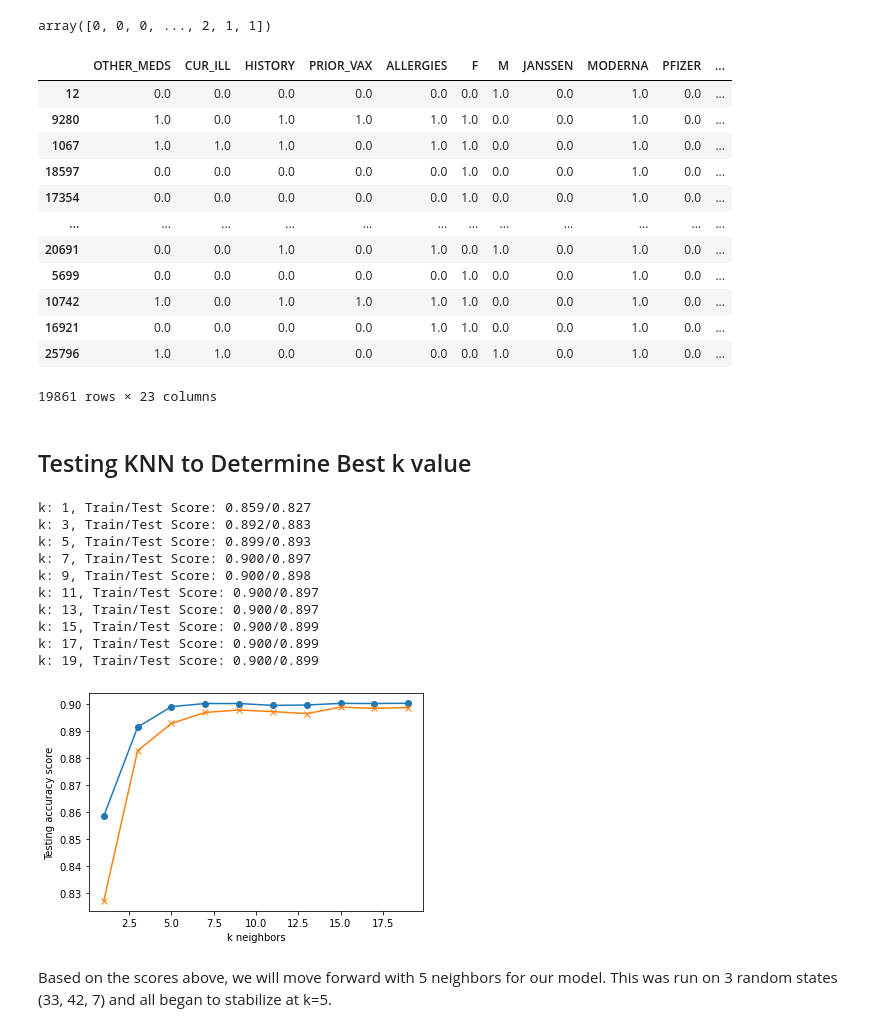
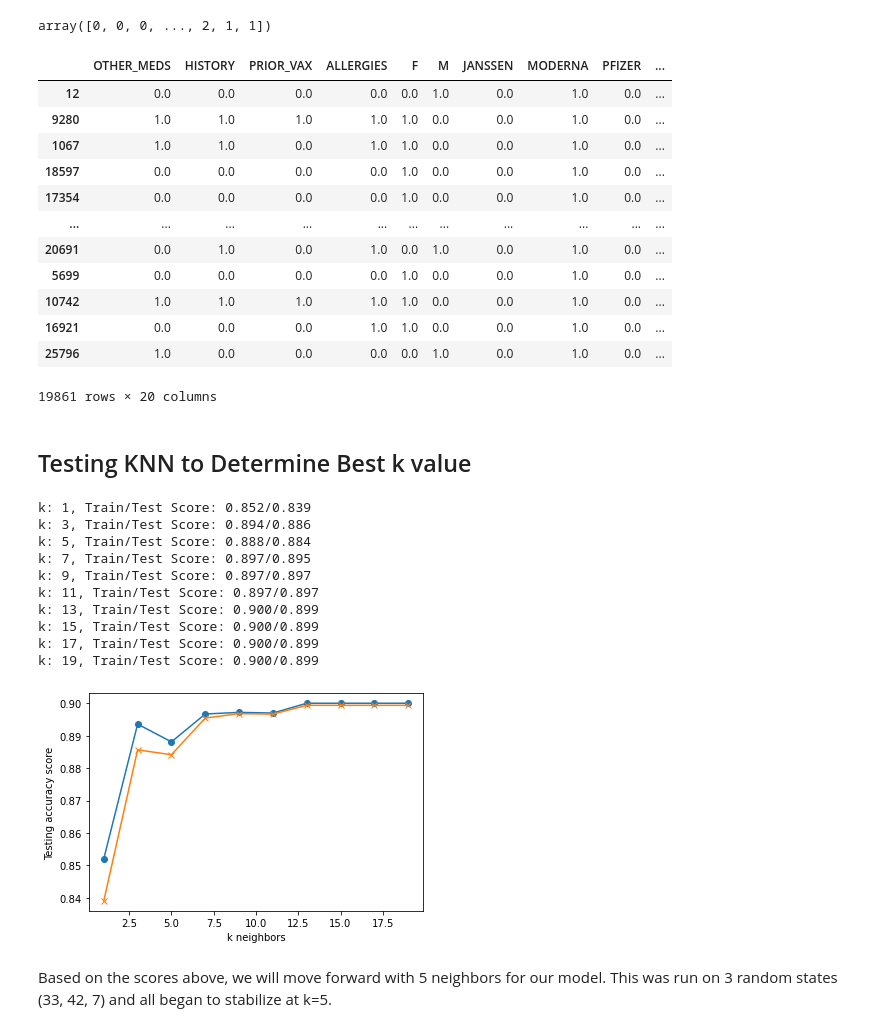
Before and after one commit to D11eleven/Vaccine_Side_Effects_Predictor, a Jupyter notebook: TL/KNN with input testing.ipynb, the cells around one changed output. Cells and saved outputs as stored; diff of their text form; code cells hidden in the pictures.

```diff
--- a/TL/KNN with input testing.ipynb
+++ b/TL/KNN with input testing.ipynb
@@ -33,6 +36,6 @@ severity = data_df['SEVERITY_LEVEL'].unique()
 ## Prep Data For Model
 # %%
 # create train data
-X = data_df.drop(['VAERS_ID', 'SYMPTOM','ASSIGNED_GROUP','SEVERITY_LEVEL','HOSPITAL', 'DIED', 'L_THREAT', 'AGE_YRS', 'AGE_GROUP'], axis=1)
+X = data_df.drop(['VAERS_ID', 'SYMPTOM','ASSIGNED_GROUP','SEVERITY_LEVEL','HOSPITAL', 'DIED', 'L_THREAT', 'CUR_ILL', 'VAX_SITE_LA', 'VAX_SITE_RA', 'AGE_YRS', 'AGE_GROUP'], axis=1)
 X
 # %% [output]
@@ -60,18 +63,18 @@ array([0, 0, 0, ..., 2, 1, 1])
 X_train, X_test, y_train, y_test = train_test_split(X, y, random_state=7)
 X_train
 # %% [output]
-|  | OTHER_MEDS | CUR_ILL | HISTORY | PRIOR_VAX | ALLERGIES | F | M | JANSSEN | MODERNA | PFIZER | ... |
-| 12 | 0.0 | 0.0 | 0.0 | 0.0 | 0.0 | 0.0 | 1.0 | 0.0 | 1.0 | 0.0 | ... |
-| 9280 | 1.0 | 0.0 | 1.0 | 1.0 | 1.0 | 1.0 | 0.0 | 0.0 | 1.0 | 0.0 | ... |
-| 1067 | 1.0 | 1.0 | 1.0 | 0.0 | 1.0 | 1.0 | 0.0 | 0.0 | 1.0 | 0.0 | ... |
-| 18597 | 0.0 | 0.0 | 0.0 | 0.0 | 0.0 | 1.0 | 0.0 | 0.0 | 1.0 | 0.0 | ... |
-| 17354 | 0.0 | 0.0 | 0.0 | 0.0 | 0.0 | 1.0 | 0.0 | 0.0 | 1.0 | 0.0 | ... |
-| ... | ... | ... | ... | ... | ... | ... | ... | ... | ... | ... | ... |
-| 20691 | 0.0 | 0.0 | 1.0 | 0.0 | 1.0 | 0.0 | 1.0 | 0.0 | 1.0 | 0.0 | ... |
-| 5699 | 0.0 | 0.0 | 0.0 | 0.0 | 0.0 | 1.0 | 0.0 | 0.0 | 1.0 | 0.0 | ... |
-| 10742 | 1.0 | 0.0 | 1.0 | 1.0 | 1.0 | 1.0 | 0.0 | 0.0 | 1.0 | 0.0 | ... |
-| 16921 | 0.0 | 0.0 | 0.0 | 0.0 | 1.0 | 1.0 | 0.0 | 0.0 | 1.0 | 0.0 | ... |
-| 25796 | 1.0 | 1.0 | 0.0 | 0.0 | 0.0 | 0.0 | 1.0 | 0.0 | 1.0 | 0.0 | ... |
+|  | OTHER_MEDS | HISTORY | PRIOR_VAX | ALLERGIES | F | M | JANSSEN | MODERNA | PFIZER | ... |
+| 12 | 0.0 | 0.0 | 0.0 | 0.0 | 0.0 | 1.0 | 0.0 | 1.0 | 0.0 | ... |
+| 9280 | 1.0 | 1.0 | 1.0 | 1.0 | 1.0 | 0.0 | 0.0 | 1.0 | 0.0 | ... |
+| 1067 | 1.0 | 1.0 | 0.0 | 1.0 | 1.0 | 0.0 | 0.0 | 1.0 | 0.0 | ... |
+| 18597 | 0.0 | 0.0 | 0.0 | 0.0 | 1.0 | 0.0 | 0.0 | 1.0 | 0.0 | ... |
+| 17354 | 0.0 | 0.0 | 0.0 | 0.0 | 1.0 | 0.0 | 0.0 | 1.0 | 0.0 | ... |
+| ... | ... | ... | ... | ... | ... | ... | ... | ... | ... | ... |
+| 20691 | 0.0 | 1.0 | 0.0 | 1.0 | 0.0 | 1.0 | 0.0 | 1.0 | 0.0 | ... |
+| 5699 | 0.0 | 0.0 | 0.0 | 0.0 | 1.0 | 0.0 | 0.0 | 1.0 | 0.0 | ... |
+| 10742 | 1.0 | 1.0 | 1.0 | 1.0 | 1.0 | 0.0 | 0.0 | 1.0 | 0.0 | ... |
+| 16921 | 0.0 | 0.0 | 0.0 | 1.0 | 1.0 | 0.0 | 0.0 | 1.0 | 0.0 | ... |
+| 25796 | 1.0 | 0.0 | 0.0 | 0.0 | 0.0 | 1.0 | 0.0 | 1.0 | 0.0 | ... |
-19861 rows × 23 columns
+19861 rows × 20 columns
 # %%
 # Scaling the train data with StandardScaler()
@@ -83,35 +86,35 @@ X_test_scaled = scaler.transform(X_test)
 # %%
 # Loop through different k values to find which has the highest accuracy.
 # Note: We use only odd numbers because we don't want any ties.
 train_scores = []
 test_scores = []
 for k in range(1, 20, 2):
     knn = KNeighborsClassifier(n_neighbors=k)
-    knn.fit(X_train_scaled, y_train)
-    train_score = knn.score(X_train_scaled, y_train)
-    test_score = knn.score(X_test_scaled, y_test)
+    knn.fit(X_train, y_train)
+    train_score = knn.score(X_train, y_train)
+    test_score = knn.score(X_test, y_test)
     train_scores.append(train_score)
     test_scores.append(test_score)
     print(f"k: {k}, Train/Test Score: {train_score:.3f}/{test_score:.3f}")
 
 
 plt.plot(range(1, 20, 2), train_scores, marker='o')
 plt.plot(range(1, 20, 2), test_scores, marker="x")
 plt.xlabel("k neighbors")
 plt.ylabel("Testing accuracy score")
 plt.show()
 # %% [output]
-k: 1, Train/Test Score: 0.859/0.827
-k: 3, Train/Test Score: 0.892/0.883
-k: 5, Train/Test Score: 0.899/0.893
-k: 7, Train/Test Score: 0.900/0.897
-k: 9, Train/Test Score: 0.900/0.898
-k: 11, Train/Test Score: 0.900/0.897
-k: 13, Train/Test Score: 0.900/0.897
+k: 1, Train/Test Score: 0.852/0.839
+k: 3, Train/Test Score: 0.894/0.886
+k: 5, Train/Test Score: 0.888/0.884
+k: 7, Train/Test Score: 0.897/0.895
+k: 9, Train/Test Score: 0.897/0.897
+k: 11, Train/Test Score: 0.897/0.897
+k: 13, Train/Test Score: 0.900/0.899
 k: 15, Train/Test Score: 0.900/0.899
 k: 17, Train/Test Score: 0.900/0.899
 k: 19, Train/Test Score: 0.900/0.899
-[figure, old version]
+[figure, new version]
 # %% [markdown]
 Based on the scores above, we will move forward with 5 neighbors for our model. This was run on 3 random states (33, 42, 7) and all began to stabilize at k=5.
 # %% [markdown]
```
Also changed, not shown: parts of 24 cells of this notebook, 7 other files.
